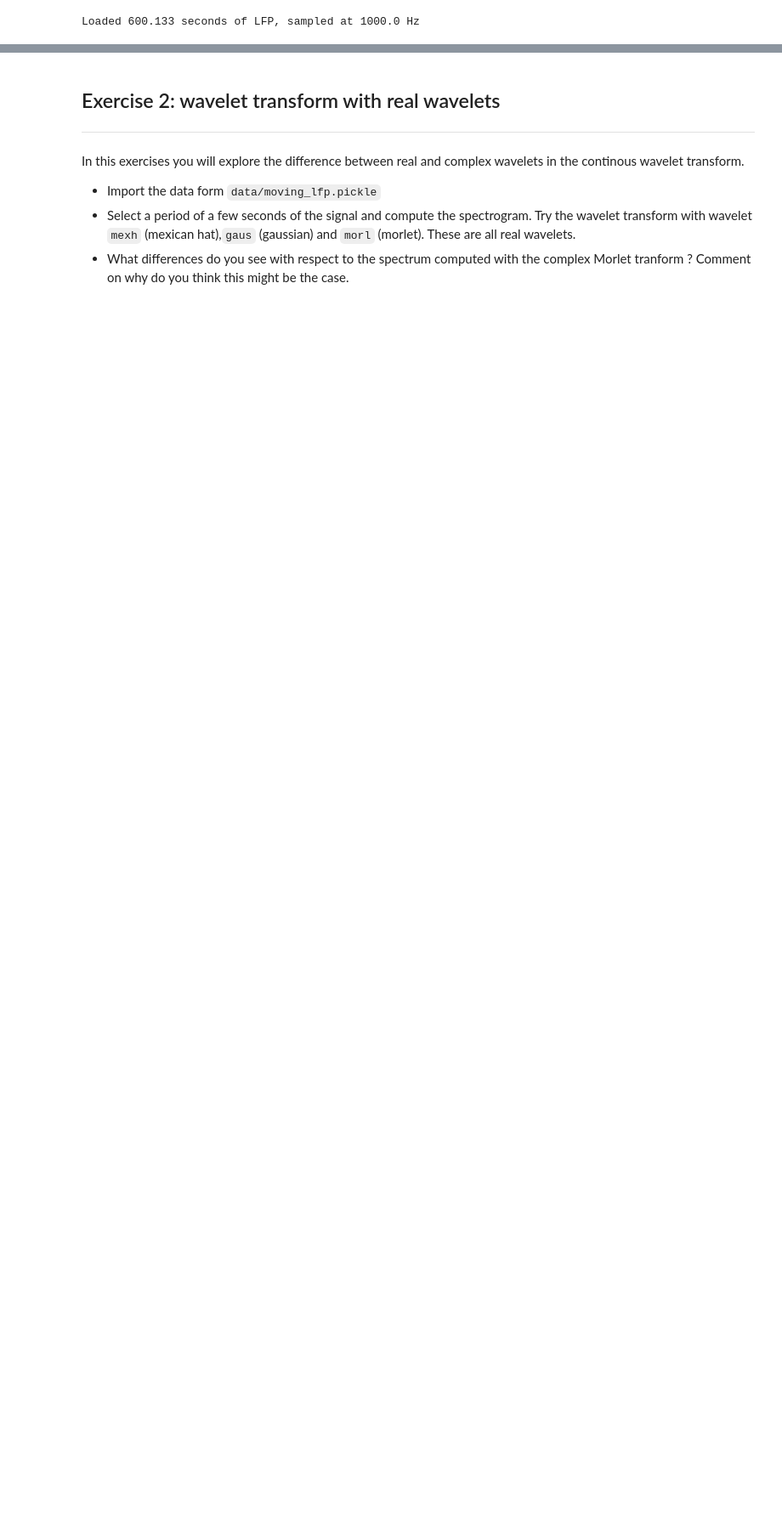
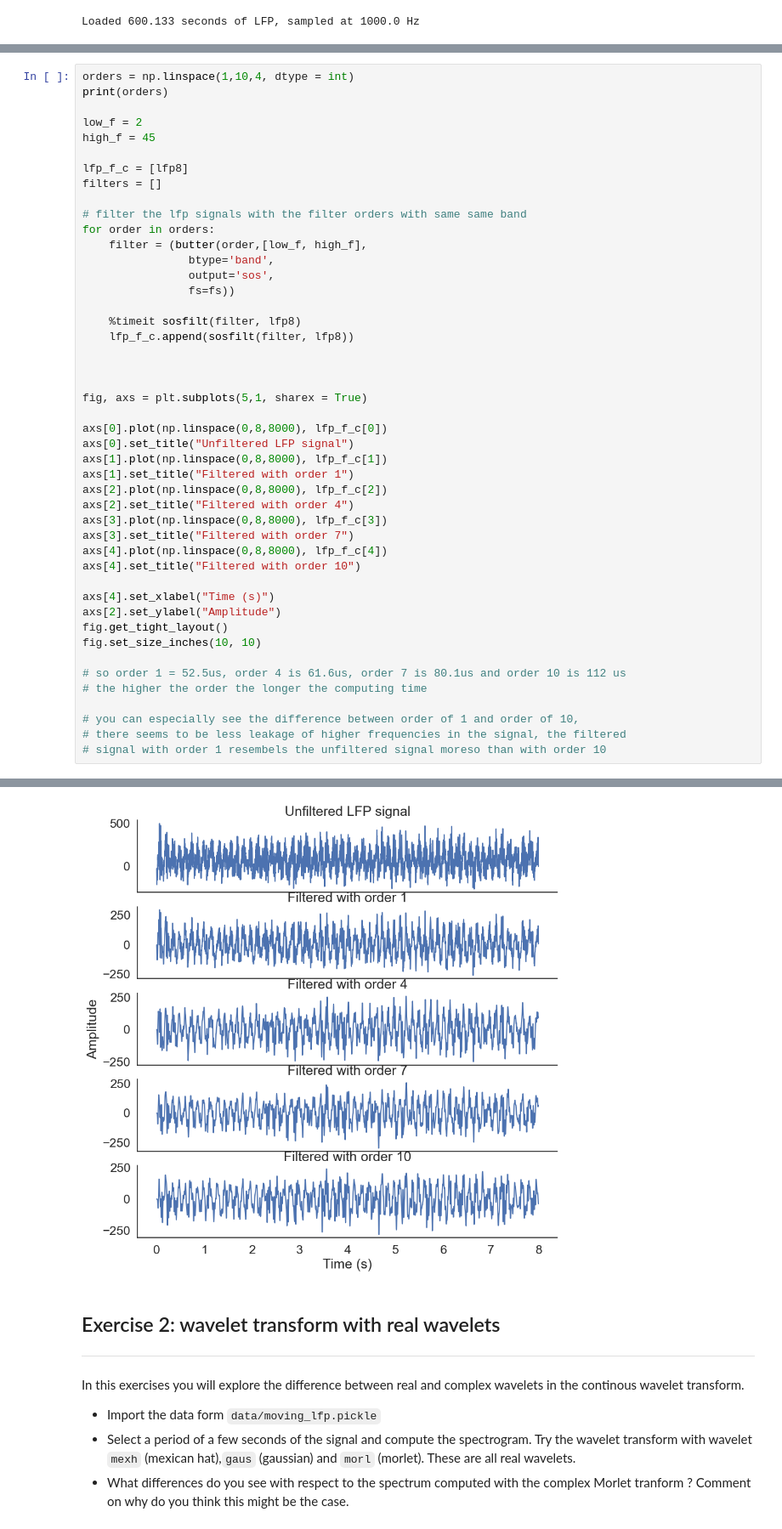
Before and after one commit to lbroekema/neuro-analysis, a Jupyter notebook: exercises_LFP.ipynb, the cells around one changed output, grey strips where cells are left out. Shown at 85% size. Saved outputs shown, nothing was run; the diff lists cells and outputs as text; blank space fills up the shorter version.

```diff
--- a/exercises_LFP.ipynb
+++ b/exercises_LFP.ipynb
@@ -115,0 +136,47 @@ len(lfp_f)
+# %%
+orders = np.linspace(1,10,4, dtype = int)
+print(orders)
+
+low_f = 2
+high_f = 45
+
+lfp_f_c = [lfp8]
+filters = []
+
+# filter the lfp signals with the filter orders with same same band
+for order in orders:
+    filter = (butter(order,[low_f, high_f],
+                btype='band',
+                output='sos',
+                fs=fs))
+
+    %timeit sosfilt(filter, lfp8)
+    lfp_f_c.append(sosfilt(filter, lfp8))
+
+
+
+fig, axs = plt.subplots(5,1, sharex = True)
+
+axs[0].plot(np.linspace(0,8,8000), lfp_f_c[0])
+axs[0].set_title("Unfiltered LFP signal")
+axs[1].plot(np.linspace(0,8,8000), lfp_f_c[1])
+axs[1].set_title("Filtered with order 1")
+axs[2].plot(np.linspace(0,8,8000), lfp_f_c[2])
+axs[2].set_title("Filtered with order 4")
+axs[3].plot(np.linspace(0,8,8000), lfp_f_c[3])
+axs[3].set_title("Filtered with order 7")
+axs[4].plot(np.linspace(0,8,8000), lfp_f_c[4])
+axs[4].set_title("Filtered with order 10")
+
+axs[4].set_xlabel("Time (s)")
+axs[2].set_ylabel("Amplitude")
+fig.get_tight_layout()
+fig.set_size_inches(10, 10)
+
+# so order 1 = 52.5us, order 4 is 61.6us, order 7 is 80.1us and order 10 is 112 us
+# the higher the order the longer the computing time
+
+# you can especially see the difference between order of 1 and order of 10,
+# there seems to be less leakage of higher frequencies in the signal, the filtered
+# signal with order 1 resembels the unfiltered signal moreso than with order 10
+# %% [output]
@@ -116,3 +188,4 @@ len(lfp_f)
+[figure, added]
 # %% [markdown]
 ## Exercise 2: wavelet transform with real wavelets
 ---
```
Also changed, not shown: parts of 13 cells of this notebook.
